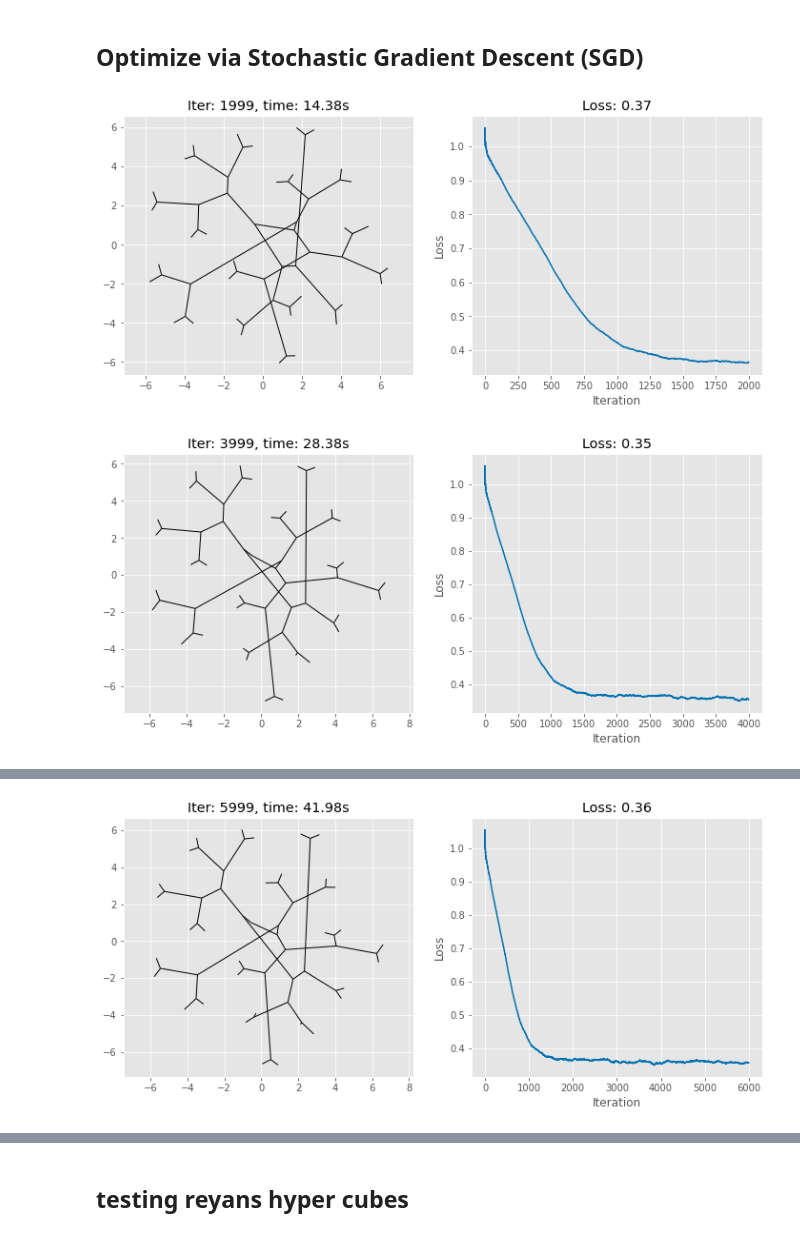
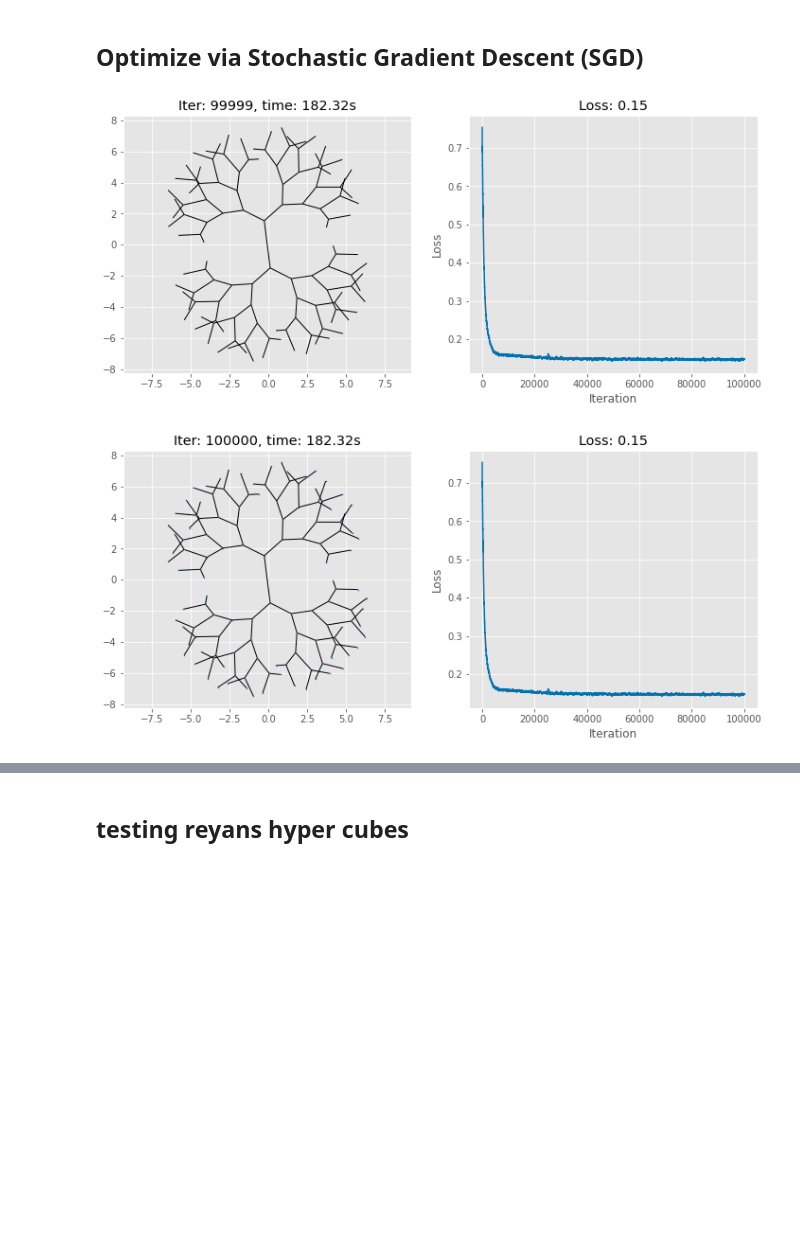
Before and after one commit to tiga1231/graph-drawing, a Jupyter notebook: dev.ipynb, the cells around one changed output, grey strips where cells are left out. Saved outputs shown, nothing was run; the diff lists cells and outputs as text; code cells hidden in the pictures; blank space fills up the shorter version.

```diff
--- a/dev.ipynb
+++ b/dev.ipynb
@@ -72,12 +72,12 @@ importlib.reload(gd2)
 from gd2 import GD2
 
 
-# G = nx.grid_2d_graph(6,6)
+##choose a graph
+# G = nx.grid_2d_graph(15,10)
 # G = nx.hypercube_graph(4)
-G = nx.balanced_tree(2,5)
+G = nx.balanced_tree(2,6)
 # G = utils.load_spx_teaser()
 # G = nx.karate_club_graph()
-
 
 # graph_name = 'grid1'
 # graph_name = 'grid1_dual'
@@ -91,59 +91,74 @@ G = nx.balanced_tree(2,5)
 # G = utils.load_mat(f'{mat_dir}/{graph_name}.mat')
 
 
 # G = nx.Graph()
 # G.add_nodes_from([0,1,2,3])
 # G.add_edges_from([(0,1),(2,3)])
+
+
+
+
+## choose criteria
+
+criteria_pair = {'stress', 'angular_resolution'}
+
+
+
+criteria_weights = dict(
+    stress=1,
+    edge_uniformity=1,
+    neighborhood_preservation=0.5,
+    crossings=1,
+    crossing_angle_maximization=0.1,
+    aspect_ratio=10,
+    angular_resolution=0.01,
+    vertex_resolution=0.05,
+    gabriel=0.01,
+)
+
+sample_sizes = dict(
+    stress=64,
+    edge_uniformity=int(len(G)**0.5),
+    neighborhood_preservation=16,
+    crossings=10,
+    crossing_angle_maximization=10,
+    aspect_ratio=int(len(G)**0.5),
+    angular_resolution=32,
+    vertex_resolution=int(len(G)**0.5),
+#     vertex_resolution=len(G),
+    gabriel=10,
+)
+
 gd = GD2(G)
-qx, qy = 'angular_resolution', 'neighborhood_preservation'
 
 result = gd.optimize(
-    criteria_weights={
-#         'stress': 4,
-#         'edge_uniformity':1,
-        'neighborhood_preservation':0.5,
-#         'crossings':1,
-#         'crossing_angle_maximization':0.1,
-#         'aspect_ratio':10,
-        'angular_resolution': 0.01,
-#         'vertex_resolution':1,
-#         'gabriel':0.01,
-    },
-    sample_sizes={
-        'stress': 64,
-        'edge_uniformity':10,
-        'neighborhood_preservation':16,
-        'crossings':10,
-        'crossing_angle_maximization':10,
-        'aspect_ratio': 'full',
-        'angular_resolution':32,
-        'vertex_resolution':int(len(G)**0.5),
-        'gabriel':10,
-    },
+    criteria_weights={c:criteria_weights[c] for c in criteria_pair},
+    sample_sizes=sample_sizes,
 
 #     evaluate='all',
 #     evaluate={'stress'},
 #     evaluate={'angular_resolution'},
 #     evaluate={'neighborhood_preservation'},
 #     evaluate={'crossing_angle_maximization'},
-    evaluate={qx, qy},
+    evaluate=criteria_pair,
 
-    max_iter=10000,
-    evaluate_interval=10000//40,
-    vis_interval=10000//5,
+    max_iter=100000,
+    evaluate_interval=100000//40,
+    vis_interval=100000//10,
+    clear_output=True,
 
     optimizer_kwargs = dict(lr=1),
     scheduler_kwargs = dict(verbose=True),
 )
 
 pos = gd.pos.detach().numpy()
 pos_G = {k:pos[gd.k2i[k]] for k in gd.G.nodes}
 vis.plot(
     gd.G, pos_G,
     gd.loss_curve,
     result['iter'], result['runtime'],
     edge=True, show=True, save=False
 )
 # %% [output]
-[figure, old version]
+[figure, new version]
-[figure, old version]
+[figure, new version]
@@ -151 +166,0 @@ Epoch  5644: reducing learning rate of group 0 to 9.0000e-01.
-[figure, removed]
```
Also changed, not shown: parts of 11 cells of this notebook, 4 other files.
